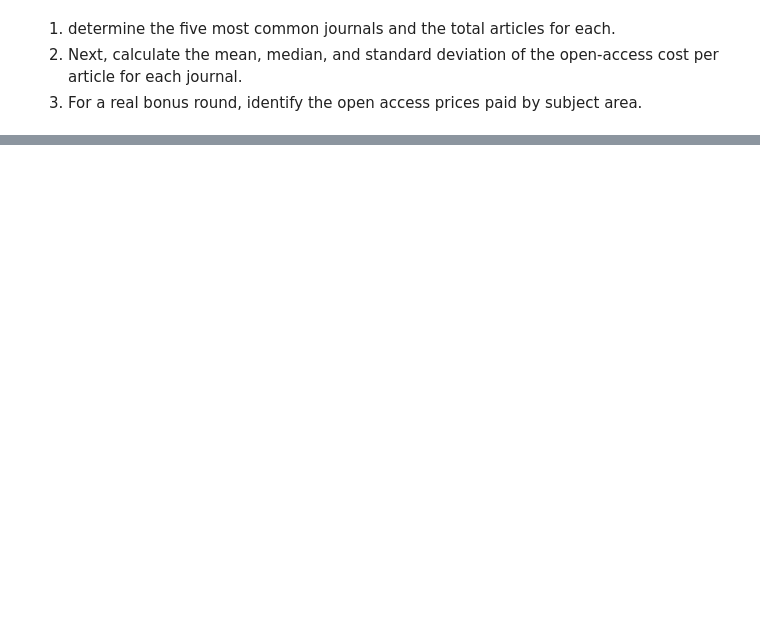
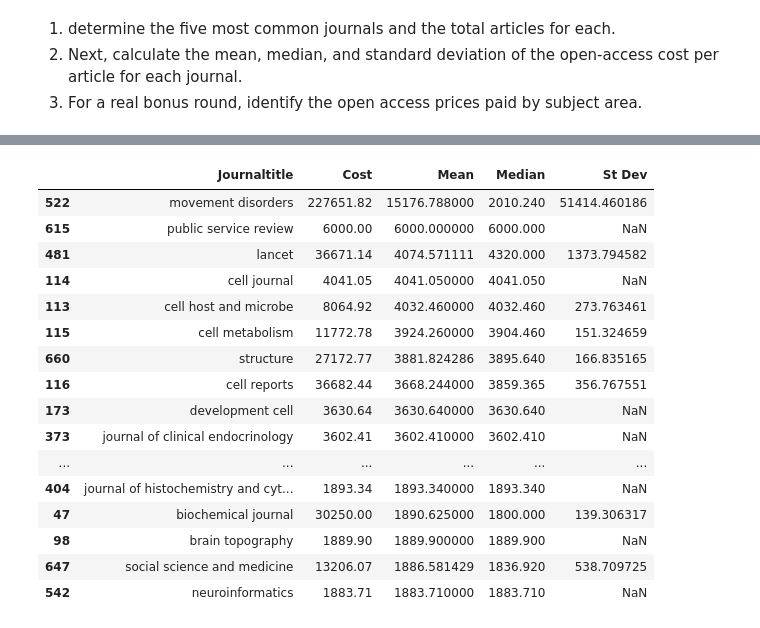
Before and after one commit to jmfrazier/lesson-1-files, a Jupyter notebook: 1.3.6.ipynb, the cells around one changed output, grey strips where cells are left out. Cells and saved outputs as stored; diff of their text form; code cells hidden in the pictures; blank space fills up the shorter version.

```diff
--- a/1.3.6.ipynb
+++ b/1.3.6.ipynb
@@ -21,0 +612,7 @@ ds['Journaltitle'] = ds.Journaltitle.str.replace(':.,-','')
+# %%
+ds['Journaltitle'] = ds.Journaltitle.str.replace('sci rep','scientific reports')
+ds['Journaltitle'] = ds.Journaltitle.str.replace('scientific reports1100861b','scientific reports')
+ds['Journaltitle'] = ds.Journaltitle.str.replace('sex transm infect','sexually transmitted infections')
+ds.loc[1787:1788, 'Journaltitle'] = ds.loc[1787:1788, 'Journaltitle'].replace('social psychiatry and psychiatric epidemiol','social psychiatry and psychiatric epidemiology')
+ds['Journaltitle'] = ds.Journaltitle.str.replace('springer science + business media','springer')
+ds['Journaltitle'] = ds.Journaltitle.str.replace('studies in history and philosophy of science part c studies in history and philosophy of biological and biomedical sciences','studies in history and philosophy of science part c')
@@ -21,0 +639,3 @@ ds['Journaltitle'] = ds.Journaltitle.str.replace(':.,-','')
+# %%
+ds['Journaltitle'] = ds.Journaltitle.str.replace('  ',' ')
+print(ds['Journaltitle'])
@@ -42,0 +707,6 @@ Name: Article title, Length: 894, dtype: int64
+# %%
+ds['Cost'] = ds.Cost.str.replace('$','')
+ds['Cost'] = ds.Cost.str.replace('£','')
+# %%
+ds['Cost'] = ds.Cost.str.replace('999999','')
+print(ds['Cost'])
@@ -42,0 +731,25 @@ Name: Article title, Length: 894, dtype: int64
+# %%
+ds['Cost'] = ds['Cost'].astype(np.float)
+Journal['Mean'] = ds.groupby('Journaltitle').mean()
+Journal['Median'] = ds.groupby('Journaltitle').median()
+Journal['St Dev'] = ds.groupby('Journaltitle').std()
+ds1 = Journal.reset_index()
+ds1.sort_values(by = 'Mean', ascending = False)
+# %% [output]
+|  | Journaltitle | Cost | Mean | Median | St Dev |
+| 522 | movement disorders | 227651.82 | 15176.788000 | 2010.240 | 51414.460186 |
+| 615 | public service review | 6000.00 | 6000.000000 | 6000.000 | NaN |
+| 481 | lancet | 36671.14 | 4074.571111 | 4320.000 | 1373.794582 |
+| 114 | cell journal | 4041.05 | 4041.050000 | 4041.050 | NaN |
+| 113 | cell host and microbe | 8064.92 | 4032.460000 | 4032.460 | 273.763461 |
+| 115 | cell metabolism | 11772.78 | 3924.260000 | 3904.460 | 151.324659 |
+| 660 | structure | 27172.77 | 3881.824286 | 3895.640 | 166.835165 |
+| 116 | cell reports | 36682.44 | 3668.244000 | 3859.365 | 356.767551 |
+| 173 | development cell | 3630.64 | 3630.640000 | 3630.640 | NaN |
+| 373 | journal of clinical endocrinology | 3602.41 | 3602.410000 | 3602.410 | NaN |
+| ... | ... | ... | ... | ... | ... |
+| 404 | journal of histochemistry and cyt... | 1893.34 | 1893.340000 | 1893.340 | NaN |
+| 47 | biochemical journal | 30250.00 | 1890.625000 | 1800.000 | 139.306317 |
+| 98 | brain topography | 1889.90 | 1889.900000 | 1889.900 | NaN |
+| 647 | social science and medicine | 13206.07 | 1886.581429 | 1836.920 | 538.709725 |
+| 542 | neuroinformatics | 1883.71 | 1883.710000 | 1883.710 | NaN |
```
Also changed, not shown: parts of 42 cells of this notebook.
